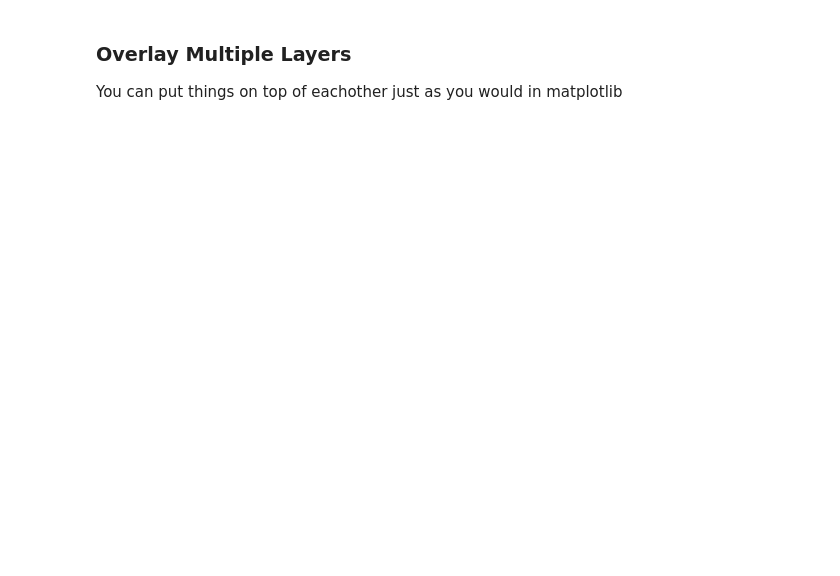
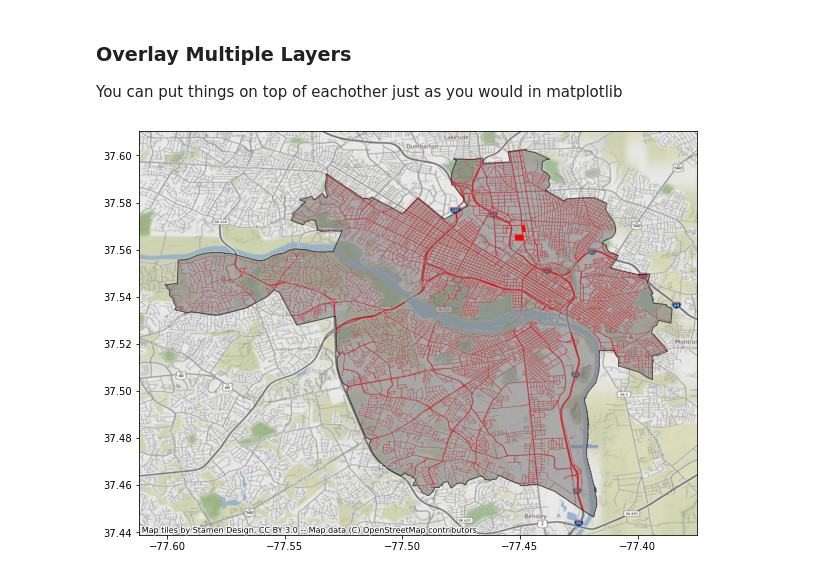
Before and after one commit to epurpur/geopandas_OpenPoliceData_workshop, a Jupyter notebook: OpenPoliceData.ipynb, the cells around one changed output. Saved outputs shown, nothing was run; the diff lists cells and outputs as text; code cells hidden in the pictures; blank space fills up the shorter version.

```diff
--- a/OpenPoliceData.ipynb
+++ b/OpenPoliceData.ipynb
@@ -70,6 +185,8 @@ roads.plot()
 You can put things on top of eachother just as you would in matplotlib
 # %%
 fig, ax = plt.subplots(figsize=(10, 8))
-richmond_boundary.plot(ax=ax, edgecolor='black')
-roads.plot(ax=ax, color="white")
+richmond_boundary.plot(ax=ax, color="gray", edgecolor='black', alpha=0.6)
+roads.plot(ax=ax, color="red")
 contextily.add_basemap(ax=ax, crs=richmond_boundary.crs)
+# %% [output]
+[figure, added]
```
Also changed, not shown: parts of 32 cells of this notebook.
